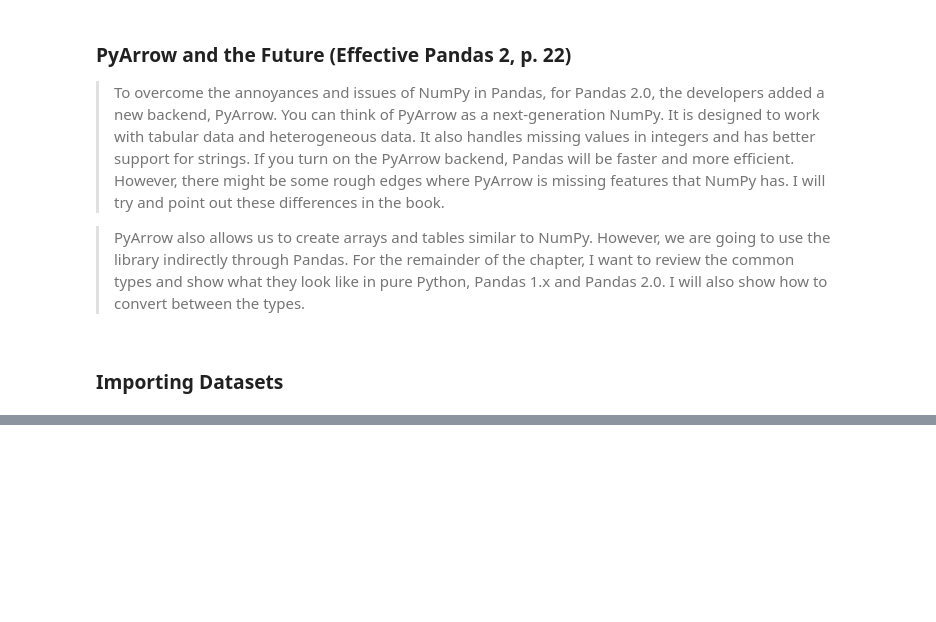
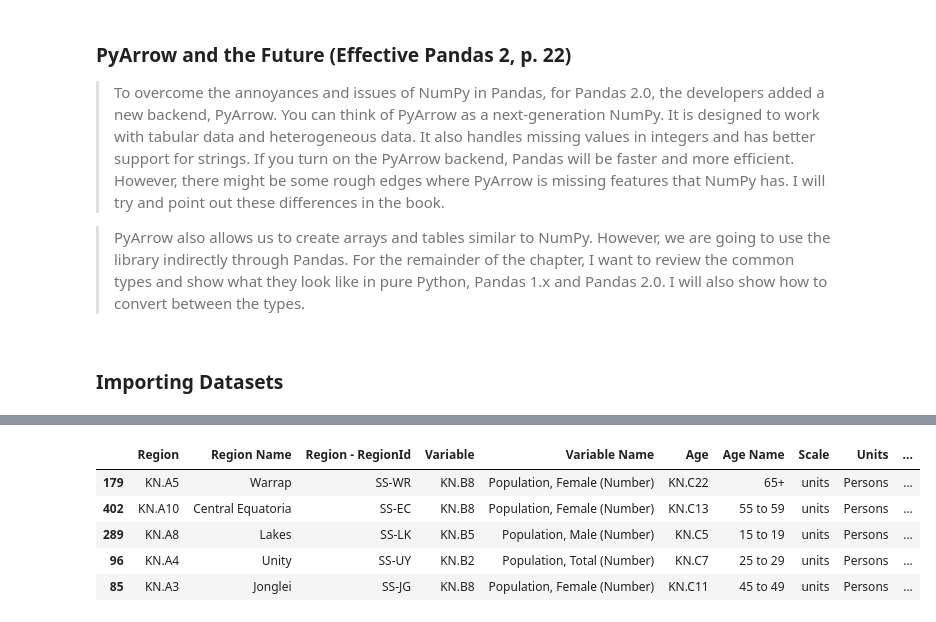
Before and after one commit to tongakuot/python4ds, a Jupyter notebook: module-02.ipynb, the cells around one changed output, grey strips where cells are left out. Cells and saved outputs as stored; diff of their text form; code cells hidden in the pictures; blank space fills up the shorter version.

```diff
--- a/module-02.ipynb
+++ b/module-02.ipynb
@@ -354,0 +364,10 @@ census_df = census_df[]
+# %%
+# Pull random rows to inspect
+census_raw.sample(n=5, random_state=254)
+# %% [output]
+|  | Region | Region Name | Region - RegionId | Variable | Variable Name | Age | Age Name | Scale | Units | ... |
+| 179 | KN.A5 | Warrap | SS-WR | KN.B8 | Population, Female (Number) | KN.C22 | 65+ | units | Persons | ... |
+| 402 | KN.A10 | Central Equatoria | SS-EC | KN.B8 | Population, Female (Number) | KN.C13 | 55 to 59 | units | Persons | ... |
+| 289 | KN.A8 | Lakes | SS-LK | KN.B5 | Population, Male (Number) | KN.C5 | 15 to 19 | units | Persons | ... |
+| 96 | KN.A4 | Unity | SS-UY | KN.B2 | Population, Total (Number) | KN.C7 | 25 to 29 | units | Persons | ... |
+| 85 | KN.A3 | Jonglei | SS-JG | KN.B8 | Population, Female (Number) | KN.C11 | 45 to 49 | units | Persons | ... |
```
Also changed, not shown: parts of 29 cells of this notebook, 1 other file.
